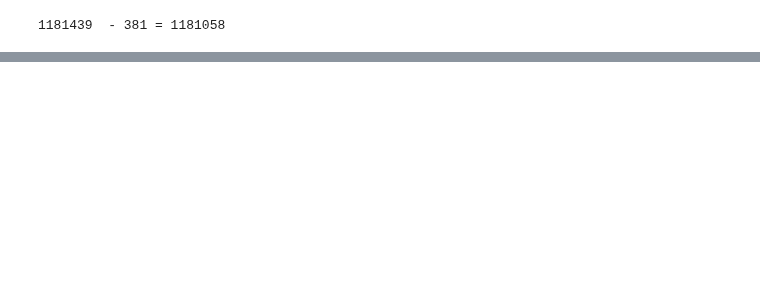
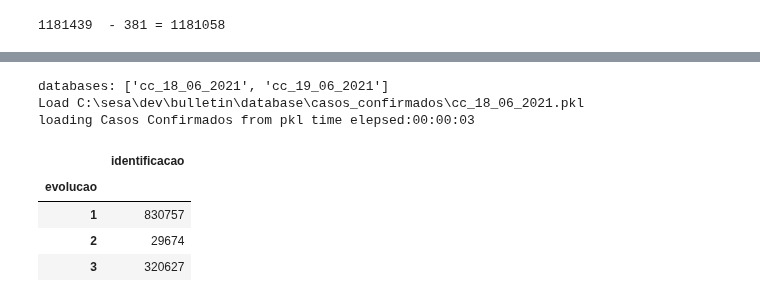
Before and after one commit to vinnylg/covid19datascience, a Jupyter notebook: notebooks/diario.ipynb, the cells around one changed output, grey strips where cells are left out. Saved outputs shown, nothing was run; the diff lists cells and outputs as text; code cells hidden in the pictures; blank space fills up the shorter version.

```diff
--- a/notebooks/diario.ipynb
+++ b/notebooks/diario.ipynb
@@ -449,2 +463,17 @@ Os pacientes que foram a óbito residiam em: Curitiba (44), Londrina (22), Apuca
 A Sesa registra ainda a morte de uma pessoa que residia em cada um dos seguintes municípios:Almirante Tamandaré, Alto Paraíso, Antônio Olinto, Bandeirantes, Bom Sucesso, Cafeara, Califórnia, Cambará,  ...
+# %%
+cc = CasosConfirmados()
+cc.load(f"cc_{ontem.strftime('%d_%m_%Y')}")
+casos_confirmados = cc.df
+casos_confirmados = casos_confirmados.drop(index=duplicados.index)
+casos_confirmados[['identificacao','evolucao']].groupby('evolucao').count()
+# %% [output]
+databases: ['cc_18_06_2021', 'cc_19_06_2021']
+Load C:\sesa\dev\bulletin\database\casos_confirmados\cc_18_06_2021.pkl
+loading Casos Confirmados from pkl time elepsed:00:00:03
+|  | identificacao |
+| evolucao |  |
+| 1 | 830757 |
+| 2 | 29674 |
+| 3 | 320627 |
 # %%
```
Also changed, not shown: parts of 36 cells of this notebook.
